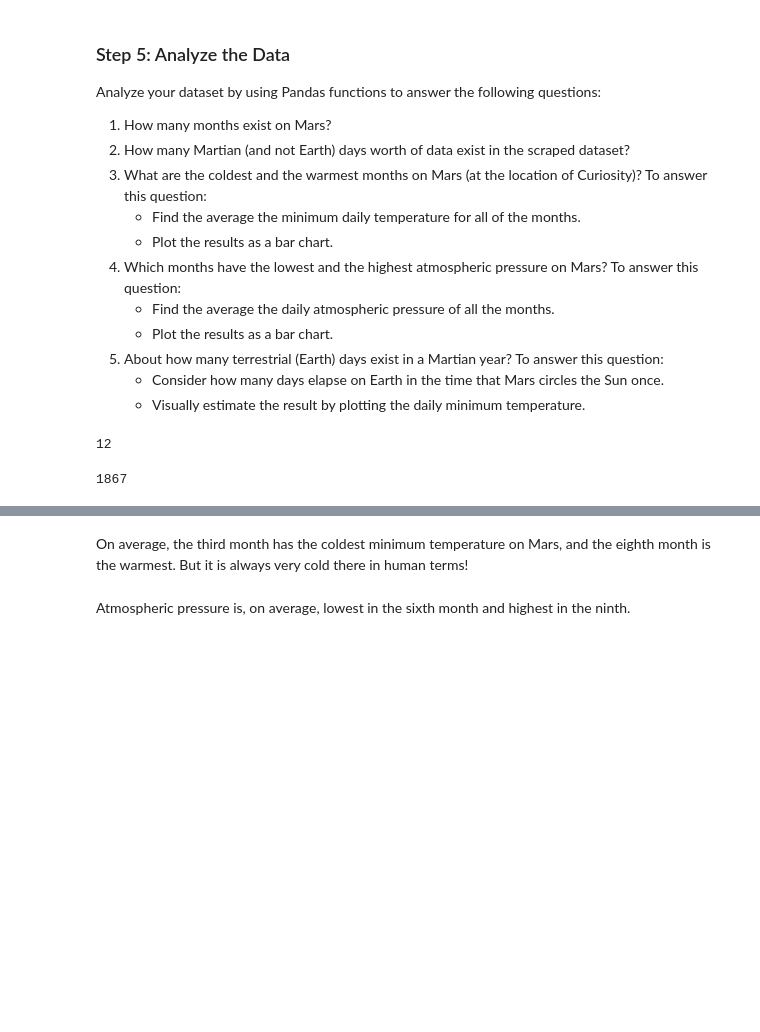
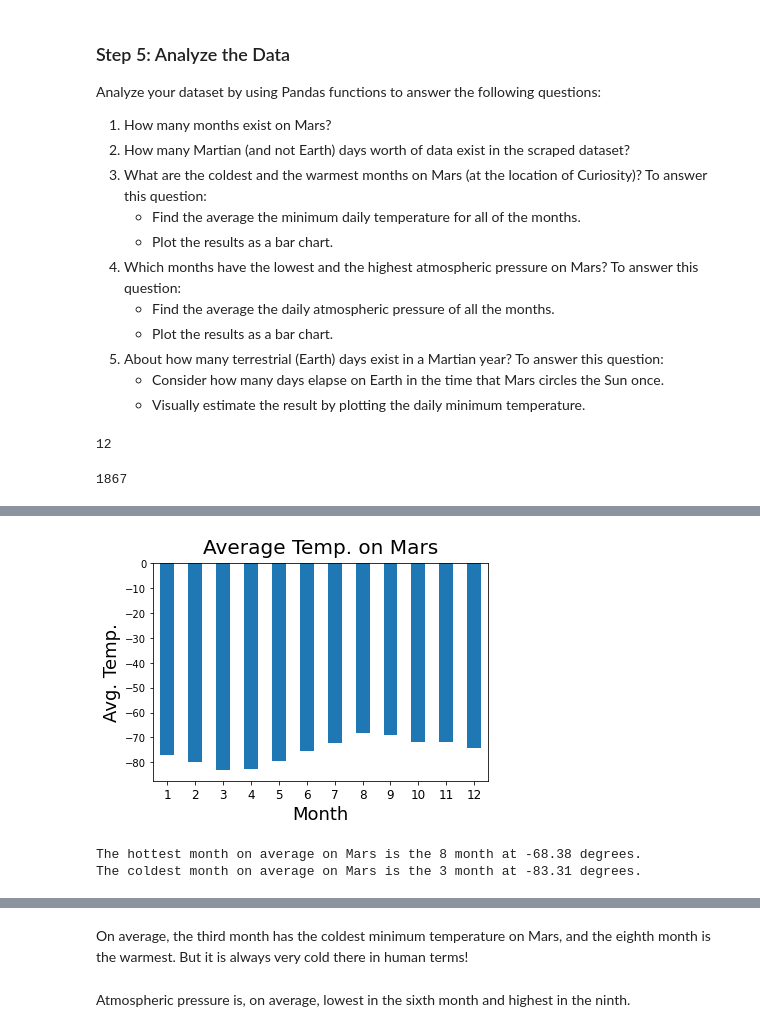
Before and after one commit to jakesb27/mars_web-scraping, a Jupyter notebook: part_2_mars_weather.ipynb, the cells around one changed output, grey strips where cells are left out. Cells and saved outputs as stored; diff of their text form; code cells hidden in the pictures; blank space fills up the shorter version.

Commit message:
completed all of part 2 except final graph

```diff
--- a/part_2_mars_weather.ipynb
+++ b/part_2_mars_weather.ipynb
@@ -71,6 +71,6 @@ for row in rows:
         })
 # %%
 # Create a Pandas DataFrame by using the list of rows and a list of the column names
-temp_df = pd.DataFrame(rows_list)
+mars_df = pd.DataFrame(rows_list)
 # %%
 # Confirm DataFrame was created successfully
@@ -102,8 +102,8 @@ pressure            object
 dtype: object
 # %%
 # Change data types for data analysis
-temp_df[['id', 'sol', 'ls', 'month']] = temp_df[['id', 'sol', 'ls', 'month']].astype('int64')
-temp_df['terrestrial_date'] = pd.to_datetime(temp_df['terrestrial_date'])
-temp_df[['min_temp', 'pressure']] = temp_df[['min_temp', 'pressure']].astype('float64')
+mars_df[['id', 'sol', 'ls', 'month']] = mars_df[['id', 'sol', 'ls', 'month']].astype('int64')
+mars_df['terrestrial_date'] = pd.to_datetime(mars_df['terrestrial_date'])
+mars_df[['min_temp', 'pressure']] = mars_df[['min_temp', 'pressure']].astype('float64')
 # %%
 # Confirm type changes were successful by examining data types again
@@ -147,3 +147,5 @@ mars_days
 1867
 # %%
 # 3. What is the average low temperature by month?
+avg_temp_by_month = mars_df.groupby('month').mean()['min_temp']
+avg_temp_by_month
@@ -154,2 +167,21 @@ mars_days
+# %%
+# Plot the average temperature by month
+avg_temp_by_month.plot(kind='bar')
+plt.xticks(rotation=360, size=12)
+plt.xlabel('Month', size=18)
+plt.ylabel('Avg. Temp.', size=18)
+plt.title('Average Temp. on Mars', size=20, pad=10)
+plt.show()
+# %% [output]
+[figure, added]
+# %%
+# Identify the coldest and hottest months in Curiosity's location
+hottest_num = avg_temp_by_month.idxmax()
+coldest_num = avg_temp_by_month.idxmin()
+print(f"The hottest month on average on Mars is the {hottest_num} month at {round(avg_temp_by_month.max(), 2)} degrees.")
+print(f"The coldest month on average on Mars is the {coldest_num} month at {round(avg_temp_by_month.min(), 2)} degrees.")
+# %% [output]
+The hottest month on average on Mars is the 8 month at -68.38 degrees.
+The coldest month on average on Mars is the 3 month at -83.31 degrees.
 # %%
 # 4. Average pressure by Martian month
```
Also changed, not shown: parts of 15 cells of this notebook, 1 other file.
